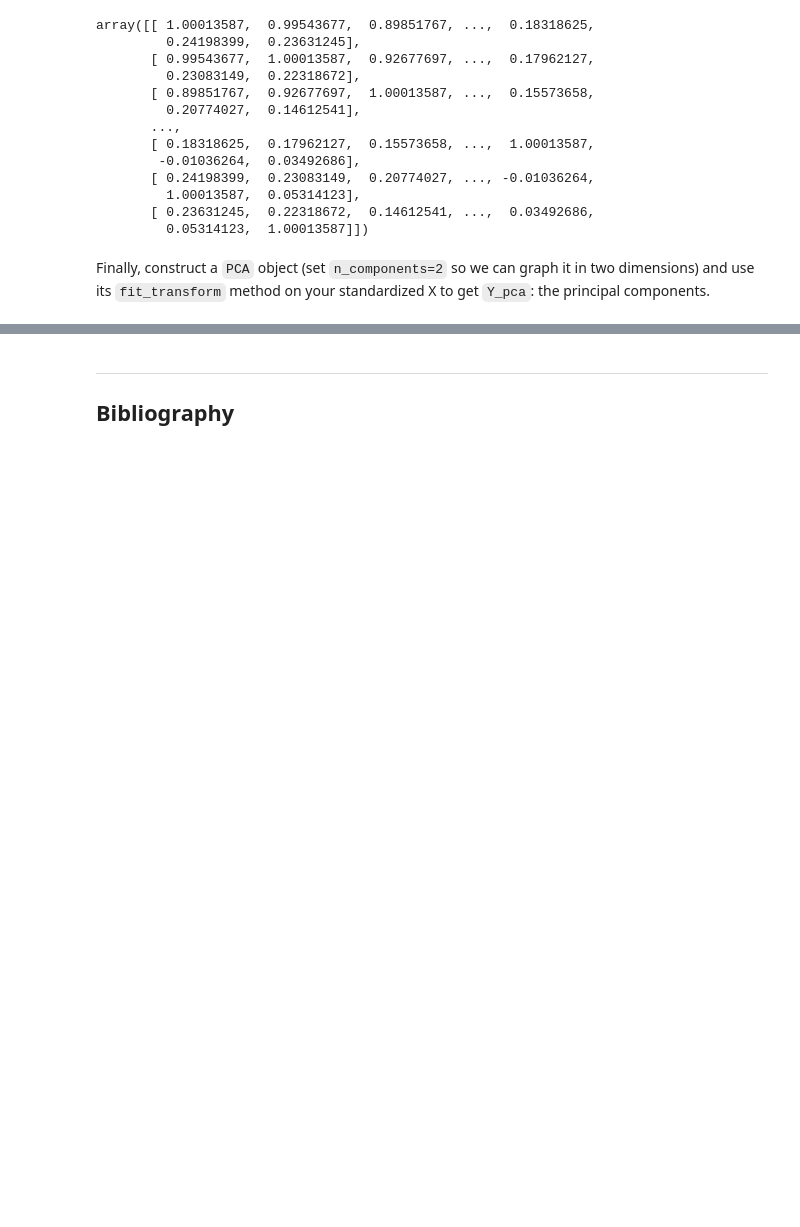
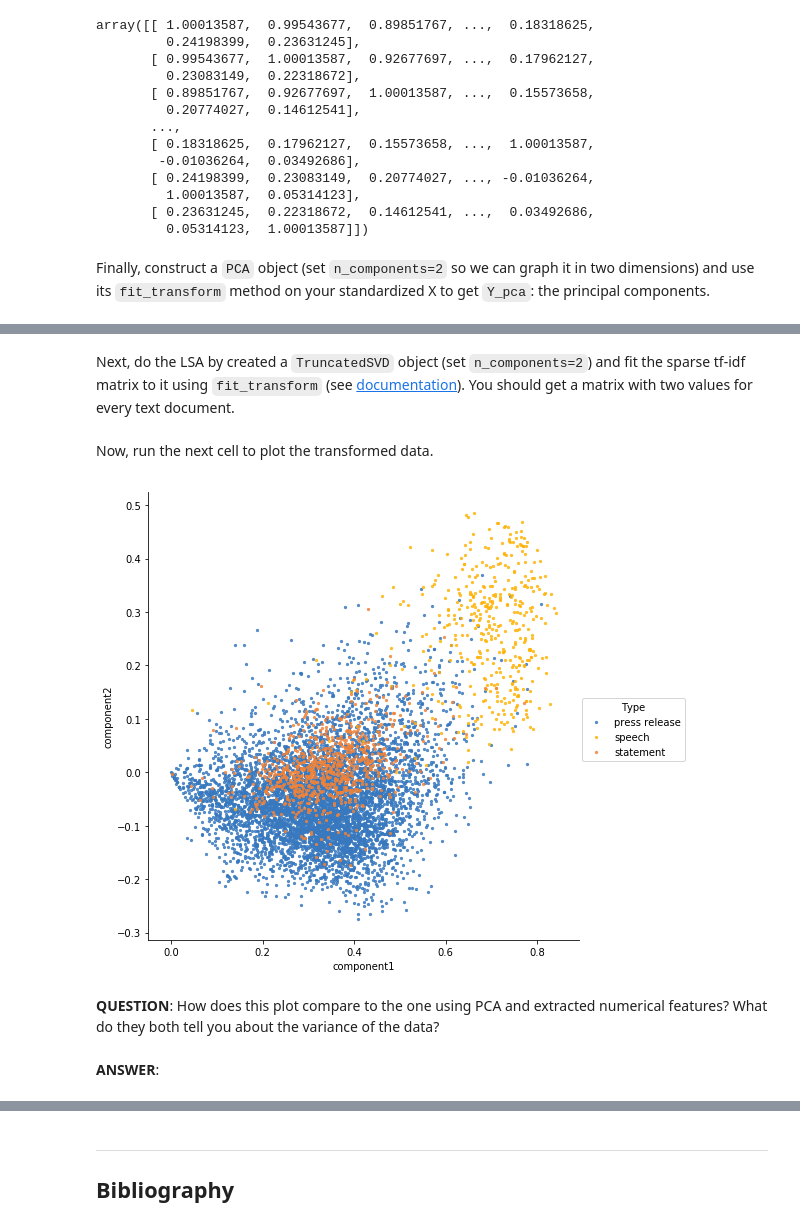
Before and after one commit to ds-modules/LEGALST-190, a Jupyter notebook: labs/3-22/3-22_EDA_Solutions.ipynb, the cells around one changed output, grey strips where cells are left out. Saved outputs shown, nothing was run; the diff lists cells and outputs as text; code cells hidden in the pictures; blank space fills up the shorter version.

```diff
--- a/labs/3-22/3-22_EDA_Solutions.ipynb
+++ b/labs/3-22/3-22_EDA_Solutions.ipynb
@@ -389,0 +367,30 @@ Intro to subsection 1 here.
+# %%
+# initialize TfidfVectorizer
+vectorizer = TfidfVectorizer()
+
+# Fit vectorizer
+X = vectorizer.fit_transform(campaign['clean_text'])
+# %% [markdown]
+Next, do the LSA by created a `TruncatedSVD` object (set `n_components=2`) and fit the sparse tf-idf matrix to it using `fit_transform` (see [documentation](http://scikit-learn.org/stable/modules/generated/sklearn.decomposition.TruncatedSVD.html)). You should get a matrix with two values for every text document.
+# %%
+# initialize TruncatedSVD
+lsa = TruncatedSVD(n_components=2)
+
+# fit model
+Y_lsa = lsa.fit_transform(X)
+# %% [markdown]
+Now, run the next cell to plot the transformed data.
+# %%
+# put components in a data frame
+lsa_components = pd.DataFrame({'component1': Y_lsa[:, 0],
+                          'component2': Y_lsa[:, 1],
+                          'Type': y})
+# plot
+sns.lmplot(x = 'component1', y = 'component2', data = lsa_components, hue='Type', legend=True, fit_reg=False,
+           hue_order=['press release', 'speech', 'statement'], palette=colors, scatter_kws={'s':5}, size=7);
+# %% [output]
+[figure, added]
+# %% [markdown]
+**QUESTION**: How does this plot compare to the one using PCA and extracted numerical features? What do they both tell you about the variance of the data?
+# %% [markdown]
+**ANSWER**:
```
Also changed, not shown: parts of 22 cells of this notebook.
